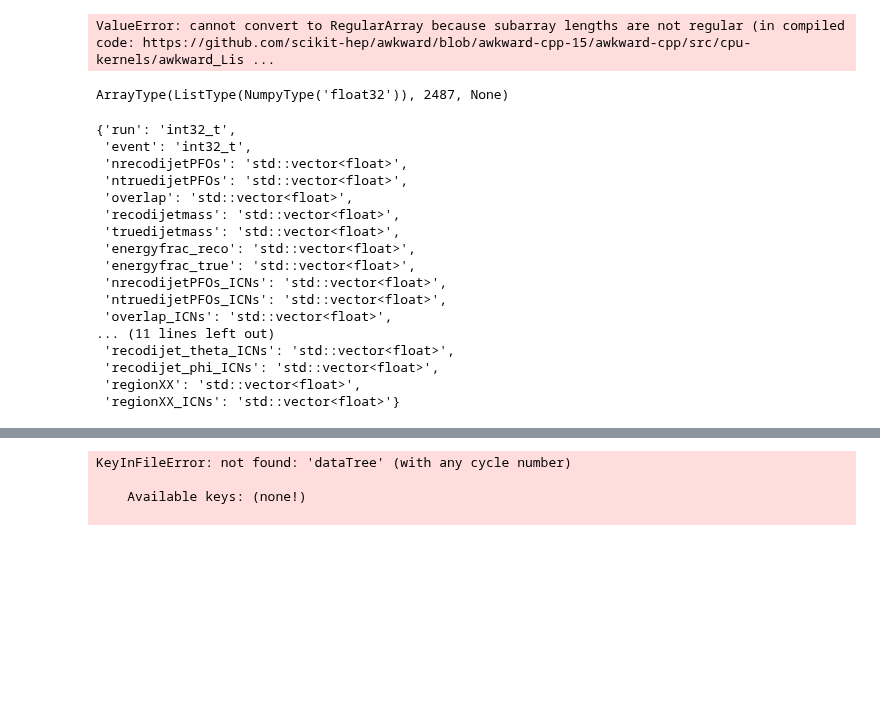
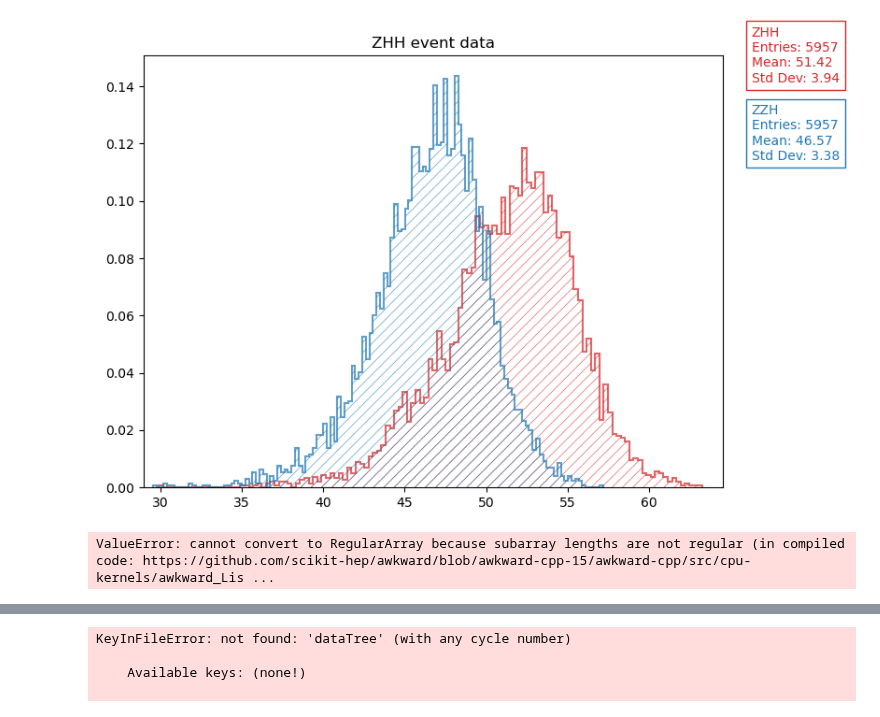
Before and after one commit to nVentis/MEM_HEP, a Jupyter notebook: view_v3.ipynb, the cells around one changed output, grey strips where cells are left out. Cells and saved outputs as stored; diff of their text form; code cells hidden in the pictures; blank space fills up the shorter version.

```diff
--- a/view_v3.ipynb
+++ b/view_v3.ipynb
@@ -194,10 +88,13 @@ def convert_directory(source_path: str, in_file_location: str, output_dir_abs: s
+# %%
+plot_llr_dtf_delta(tjs)
+# %% [output]
+[figure, added]
 # %%
-root_multiple_to_numpy(["/nfs/dust/ilc/user/bliewert/fullflow_v3/comparison/root/prod/compare_reco.root",
-                        "/nfs/dust/ilc/user/bliewert/fullflow_v3/zhh/root/rv02-02-03.sv02-02-03.mILD_l5_o1_v02_nobg.E500-TDR_ws.I403001.Pe2e2hh.eL.pR.n000.d_dstm_15807_0_MisclusteringSig.root"],
-                       ["dataTree", "eventTree"],
-                       ["run", "event"],
-                       [
-                           {
-                               "asd": ""
-                           }
-                       ])
+if False:
+    import uproot as ur
+    a = 0
+    with ur.open("/nfs/dust/ilc/user/bliewert/fullflow_v3/zhh/root/rv02-02-03.sv02-02-03.mILD_l5_o1_v02_nobg.E500-TDR_ws.I403001.Pe2e2hh.eL.pR.n000.d_dstm_15807_0_MisclusteringSig.root") as file:
+        a = ak.to_numpy(file["eventTree"]["recodijet_energy"].array())
+        print(a)
+# %% [output]
+ValueError: cannot convert to RegularArray because subarray lengths are not regular (in compiled code: https://github.com/scikit-hep/awkward/blob/awkward-cpp-15/awkward-cpp/src/cpu-kernels/awkward_Lis ...
@@ -206,31 +100,0 @@ import uproot as ur
-# %%
-a = 0
-with ur.open("/nfs/dust/ilc/user/bliewert/fullflow_v3/zhh/root/rv02-02-03.sv02-02-03.mILD_l5_o1_v02_nobg.E500-TDR_ws.I403001.Pe2e2hh.eL.pR.n000.d_dstm_15807_0_MisclusteringSig.root") as file:
-    a = ak.to_numpy(file["eventTree"]["recodijet_energy"].array())
-    print(a)
-# %% [output]
-ValueError: cannot convert to RegularArray because subarray lengths are not regular (in compiled code: https://github.com/scikit-hep/awkward/blob/awkward-cpp-15/awkward-cpp/src/cpu-kernels/awkward_Lis ...
-# %%
-a.type
-# %% [output]
-ArrayType(ListType(NumpyType('float32')), 2487, None)
-# %%
-a.typenames()
-# %% [output]
-{'run': 'int32_t',
- 'event': 'int32_t',
- 'nrecodijetPFOs': 'std::vector<float>',
- 'ntruedijetPFOs': 'std::vector<float>',
- 'overlap': 'std::vector<float>',
- 'recodijetmass': 'std::vector<float>',
- 'truedijetmass': 'std::vector<float>',
- 'energyfrac_reco': 'std::vector<float>',
- 'energyfrac_true': 'std::vector<float>',
- 'nrecodijetPFOs_ICNs': 'std::vector<float>',
- 'ntruedijetPFOs_ICNs': 'std::vector<float>',
- 'overlap_ICNs': 'std::vector<float>',
-... (11 lines left out)
- 'recodijet_theta_ICNs': 'std::vector<float>',
- 'recodijet_phi_ICNs': 'std::vector<float>',
- 'regionXX': 'std::vector<float>',
- 'regionXX_ICNs': 'std::vector<float>'}
```
Also changed, not shown: parts of 16 cells of this notebook, 10 other files.
